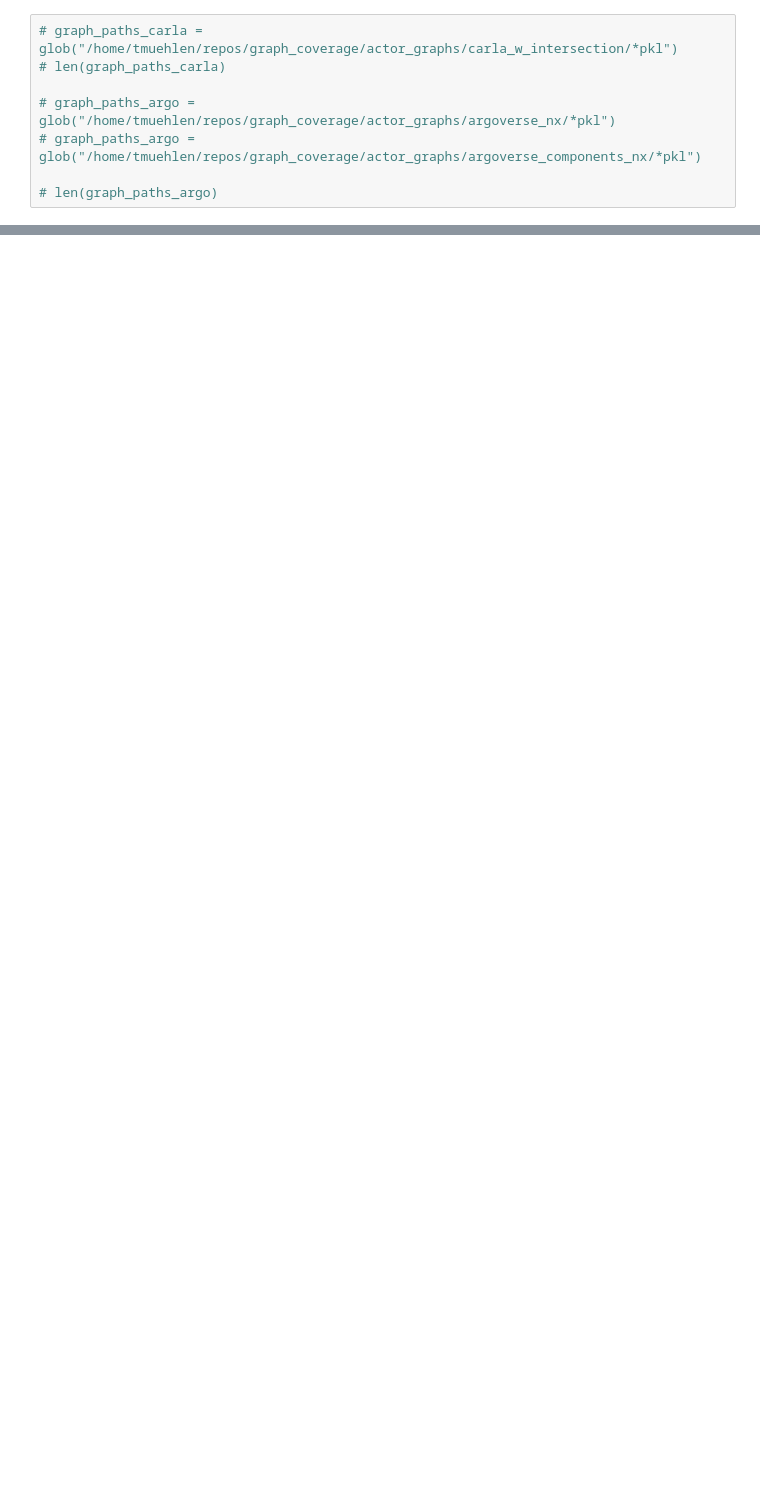
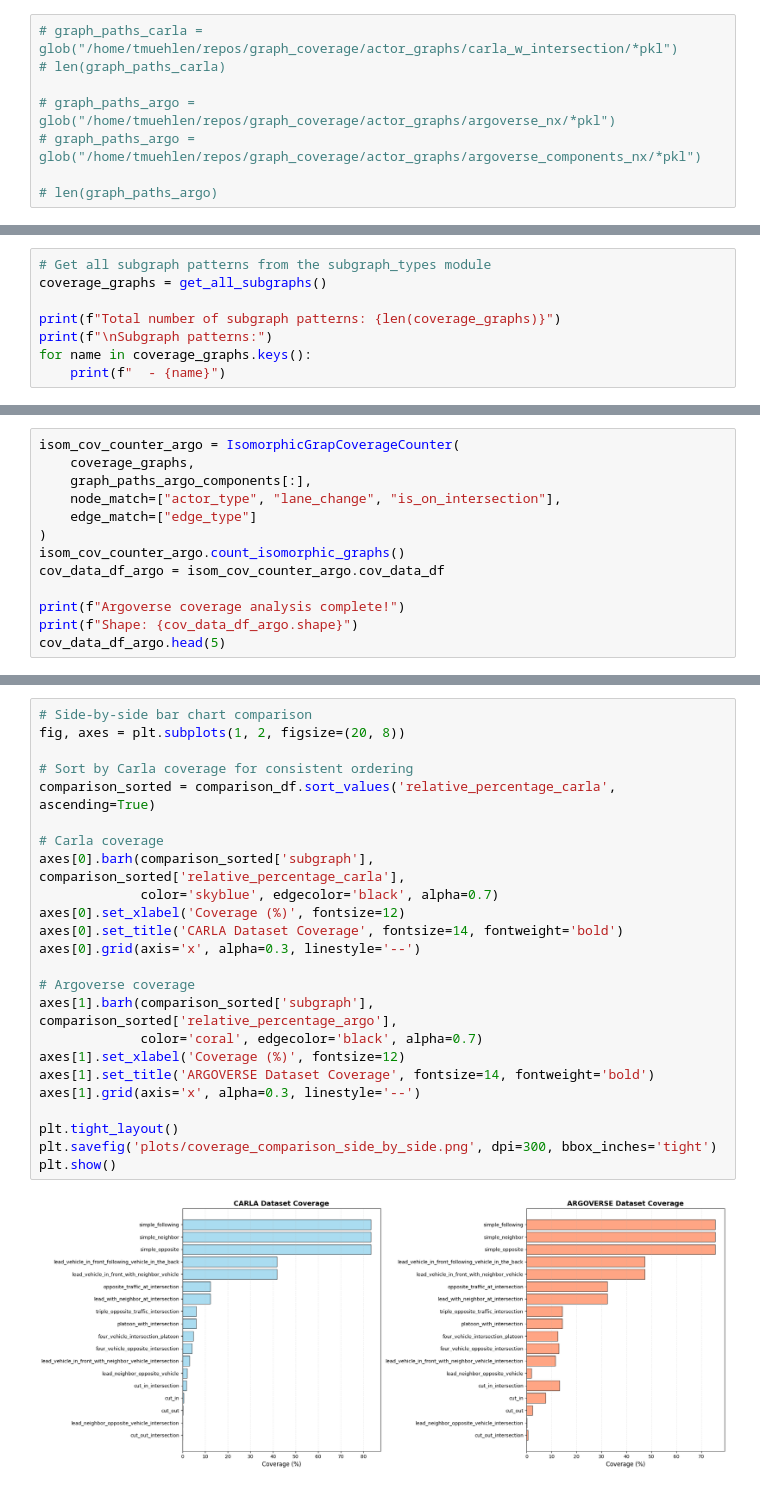
Before and after one commit to tmuehlen80/graph_coverage, a Jupyter notebook: Notebooks/carla/subgraph_isomorphism.ipynb, the cells around one changed output, grey strips where cells are left out. Cells and saved outputs as stored; diff of their text form; blank space fills up the shorter version.

```diff
--- a/Notebooks/carla/subgraph_isomorphism.ipynb
+++ b/Notebooks/carla/subgraph_isomorphism.ipynb
@@ -395,0 +54,8 @@ plt.show()
+# %%
+# Get all subgraph patterns from the subgraph_types module
+coverage_graphs = get_all_subgraphs()
+
+print(f"Total number of subgraph patterns: {len(coverage_graphs)}")
+print(f"\nSubgraph patterns:")
+for name in coverage_graphs.keys():
+    print(f"  - {name}")
@@ -395,0 +109,13 @@ plt.show()
+# %%
+isom_cov_counter_argo = IsomorphicGrapCoverageCounter(
+    coverage_graphs,
+    graph_paths_argo_components[:],
+    node_match=["actor_type", "lane_change", "is_on_intersection"],
+    edge_match=["edge_type"]
+)
+isom_cov_counter_argo.count_isomorphic_graphs()
+cov_data_df_argo = isom_cov_counter_argo.cov_data_df
+
+print(f"Argoverse coverage analysis complete!")
+print(f"Shape: {cov_data_df_argo.shape}")
+cov_data_df_argo.head(5)
@@ -395,0 +275,26 @@ plt.show()
+# %%
+# Side-by-side bar chart comparison
+fig, axes = plt.subplots(1, 2, figsize=(20, 8))
+
+# Sort by Carla coverage for consistent ordering
+comparison_sorted = comparison_df.sort_values('relative_percentage_carla', ascending=True)
+
+# Carla coverage
+axes[0].barh(comparison_sorted['subgraph'], comparison_sorted['relative_percentage_carla'],
+             color='skyblue', edgecolor='black', alpha=0.7)
+axes[0].set_xlabel('Coverage (%)', fontsize=12)
+axes[0].set_title('CARLA Dataset Coverage', fontsize=14, fontweight='bold')
+axes[0].grid(axis='x', alpha=0.3, linestyle='--')
+
+# Argoverse coverage
+axes[1].barh(comparison_sorted['subgraph'], comparison_sorted['relative_percentage_argo'],
+             color='coral', edgecolor='black', alpha=0.7)
+axes[1].set_xlabel('Coverage (%)', fontsize=12)
+axes[1].set_title('ARGOVERSE Dataset Coverage', fontsize=14, fontweight='bold')
+axes[1].grid(axis='x', alpha=0.3, linestyle='--')
+
+plt.tight_layout()
+plt.savefig('plots/coverage_comparison_side_by_side.png', dpi=300, bbox_inches='tight')
+plt.show()
+# %% [output]
+[figure, added]
```
Also changed, not shown: parts of 44 cells of this notebook, 4 other files.
